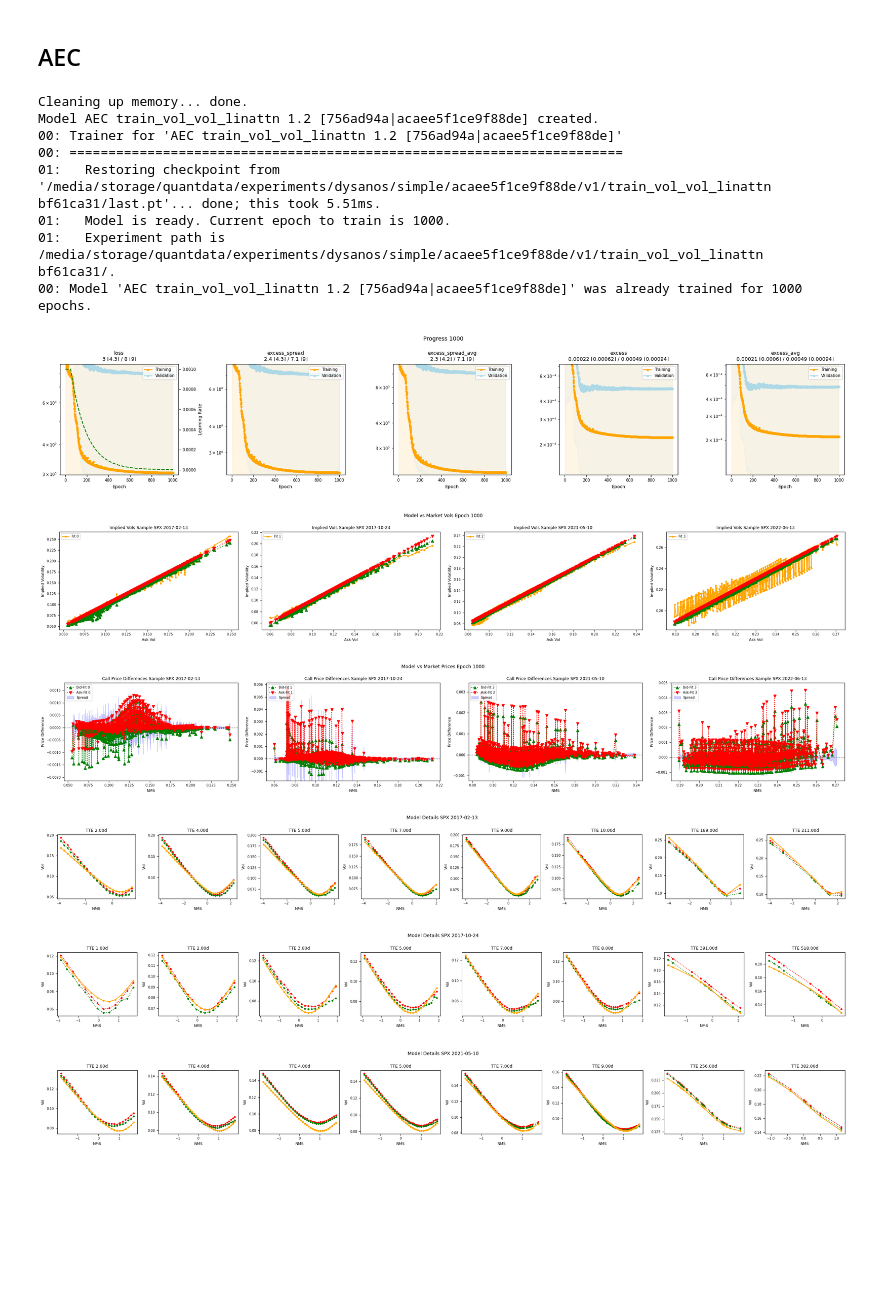
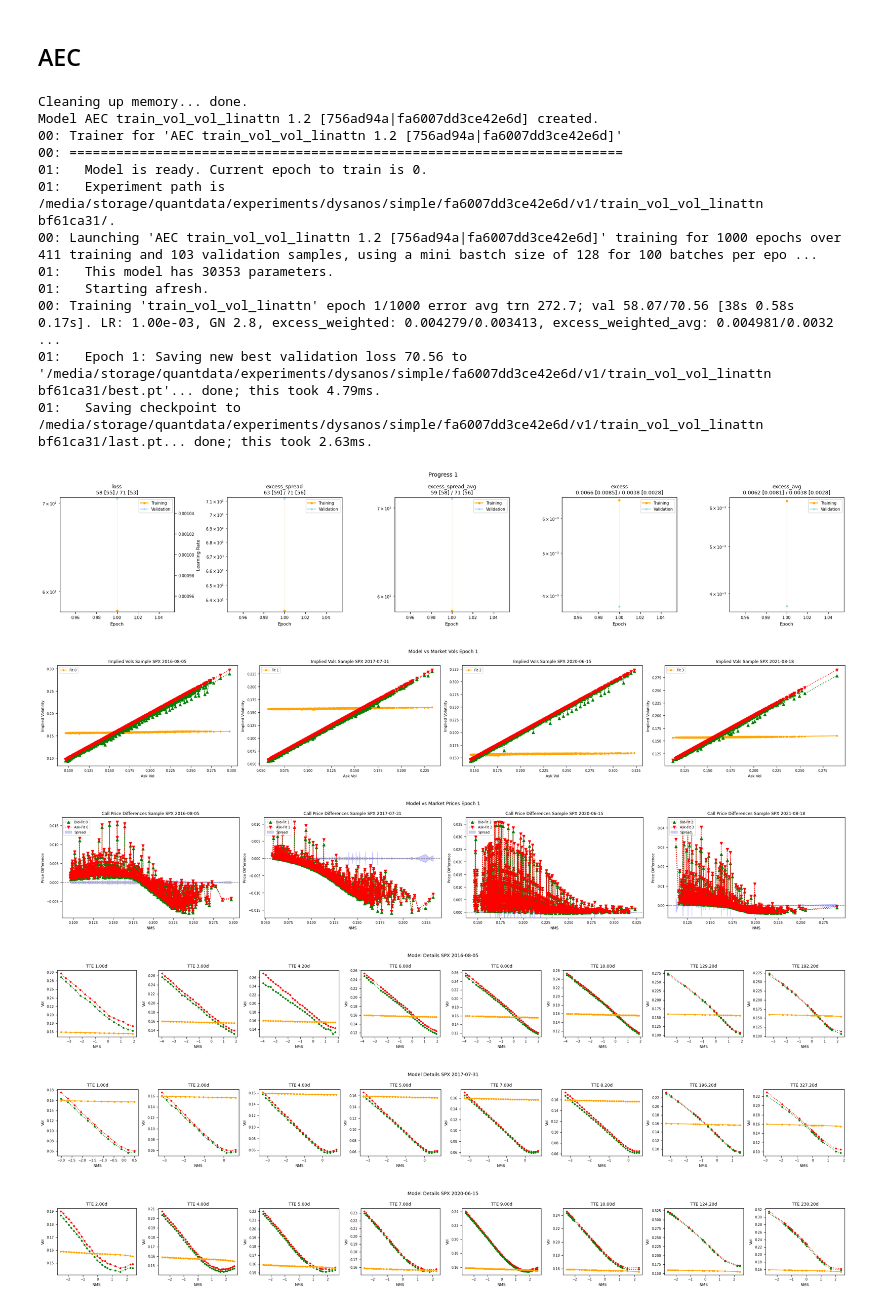
Before and after one commit to hansbuehler/quant_data, a Jupyter notebook: quantdata/dysanos/simple/aec/train_vol_vol_linattn.ipynb, the cells around one changed output. Cells and saved outputs as stored; diff of their text form; code cells hidden in the pictures; blank space fills up the shorter version.

```diff
--- a/quantdata/dysanos/simple/aec/train_vol_vol_linattn.ipynb
+++ b/quantdata/dysanos/simple/aec/train_vol_vol_linattn.ipynb
@@ -63,43 +63,48 @@ aec_config = AEC.Config(
         head_config = FeedForward.Config(
             num_depth = 2,
             num_width = 64, # head
             activation = 'ReLU', # idea is to be sparse...?
         )
     ),
     decoder = GatingDecoderFactory(
         num_head = 16,
         num_QK = 4,
         V_config = FeedForward.Config(
             num_depth = 2,
             num_width = 32, # twice head
             activation = 'Softplus',
         ),
         QK_config = FeedForward.Config(
             num_depth = 0, # linear
             num_width = 4, # equal QK
             activation = 'ReLU', # idea is to be sparse...?
         ),
         head_config = FeedForward.Config(
             num_depth = 2,
             num_width = 32, # twice head
             activation = 'Softplus',
         )
     ),
 )
 
-run( ipynbname.name(), version="1.2", aec_config=aec_config, sampler=sampler, epochs = 1000, batch_per_epoch = 100, debug=False, val_batch_size=64 )
+with torch.compiler.set_stance("force_eager"):
+    run( ipynbname.name(), version="1.2", aec_config=aec_config, sampler=sampler, epochs = 1000, batch_per_epoch = 100, debug=False, val_batch_size=64 )
 # %% [output]
 Cleaning up memory... done.
-Model AEC train_vol_vol_linattn 1.2 [756ad94a|acaee5f1ce9f88de] created.
-00: Trainer for 'AEC train_vol_vol_linattn 1.2 [756ad94a|acaee5f1ce9f88de]'
+Model AEC train_vol_vol_linattn 1.2 [756ad94a|fa6007dd3ce42e6d] created.
+00: Trainer for 'AEC train_vol_vol_linattn 1.2 [756ad94a|fa6007dd3ce42e6d]'
 00: =======================================================================
-01:   Restoring checkpoint from '/media/storage/quantdata/experiments/dysanos/simple/acaee5f1ce9f88de/v1/train_vol_vol_linattn bf61ca31/last.pt'... done; this took 5.51ms.
-01:   Model is ready. Current epoch to train is 1000.
-01:   Experiment path is /media/storage/quantdata/experiments/dysanos/simple/acaee5f1ce9f88de/v1/train_vol_vol_linattn bf61ca31/.
-00: Model 'AEC train_vol_vol_linattn 1.2 [756ad94a|acaee5f1ce9f88de]' was already trained for 1000 epochs.
+01:   Model is ready. Current epoch to train is 0.
+01:   Experiment path is /media/storage/quantdata/experiments/dysanos/simple/fa6007dd3ce42e6d/v1/train_vol_vol_linattn bf61ca31/.
+00: Launching 'AEC train_vol_vol_linattn 1.2 [756ad94a|fa6007dd3ce42e6d]' training for 1000 epochs over 411 training and 103 validation samples, using a mini bastch size of 128 for 100 batches per epo ...
+01:   This model has 30353 parameters.
+01:   Starting afresh.
+00: Training 'train_vol_vol_linattn' epoch 1/1000 error avg trn 272.7; val 58.07/70.56 [38s 0.58s 0.17s]. LR: 1.00e-03, GN 2.8, excess_weighted: 0.004279/0.003413, excess_weighted_avg: 0.004981/0.0032 ...
+01:   Epoch 1: Saving new best validation loss 70.56 to '/media/storage/quantdata/experiments/dysanos/simple/fa6007dd3ce42e6d/v1/train_vol_vol_linattn bf61ca31/best.pt'... done; this took 4.79ms.
+01:   Saving checkpoint to /media/storage/quantdata/experiments/dysanos/simple/fa6007dd3ce42e6d/v1/train_vol_vol_linattn bf61ca31/last.pt... done; this took 2.63ms.
-[figure, old version]
+[figure, new version]
-[figure, old version]
+[figure, new version]
-[figure, old version]
+[figure, new version]
-[figure, old version]
+[figure, new version]
-[figure, old version]
+[figure, new version]
-[figure, old version]
+[figure, new version]
```
Also changed, not shown: parts of 2 cells of this notebook, 27 other files.
